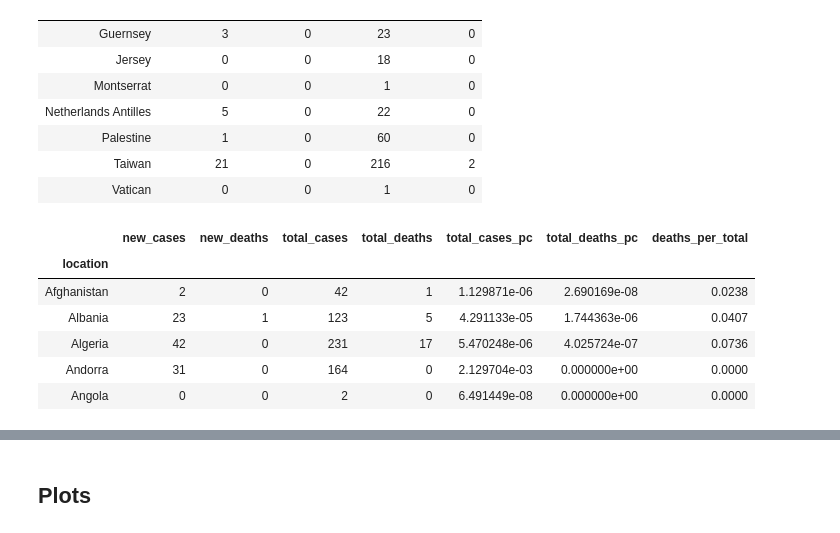
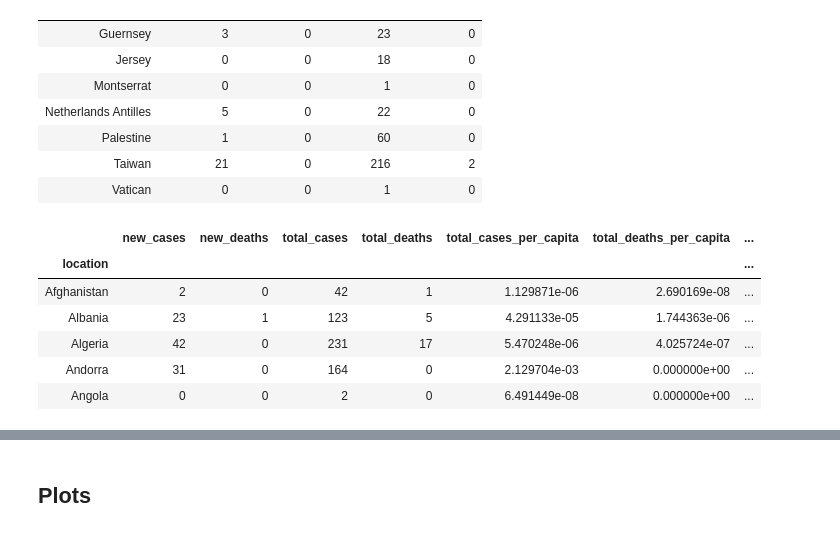
Before and after one commit to ambreen2006/Covid-19-Analysis, a Jupyter notebook: Covid-19-per-capita.ipynb, the cells around one changed output, grey strips where cells are left out. Saved outputs shown, nothing was run; the diff lists cells and outputs as text; code cells hidden in the pictures.

```diff
--- a/Covid-19-per-capita.ipynb
+++ b/Covid-19-per-capita.ipynb
@@ -137,19 +137,19 @@ data[data.index.isin(population.index) == False]
 | Taiwan | 21 | 0 | 216 | 2 |
 | Vatican | 0 | 0 | 1 | 0 |
 # %%
-data['total_cases_pc'] = data['total_cases'].div(data.index.map(population['2018']))
-data['total_deaths_pc'] = data['total_deaths'].div(data.index.map(population['2018']))
+data['total_cases_per_capita'] = data['total_cases'].div(data.index.map(population['2018']))
+data['total_deaths_per_capita'] = data['total_deaths'].div(data.index.map(population['2018']))
 data['deaths_per_total'] = data['total_deaths'].div(data['total_cases'])
 data['deaths_per_total'] = data['deaths_per_total'].round(decimals = 4)
 data.head()
 # %% [output]
-|  | new_cases | new_deaths | total_cases | total_deaths | total_cases_pc | total_deaths_pc | deaths_per_total |
-| location |  |  |  |  |  |  |  |
-| Afghanistan | 2 | 0 | 42 | 1 | 1.129871e-06 | 2.690169e-08 | 0.0238 |
-| Albania | 23 | 1 | 123 | 5 | 4.291133e-05 | 1.744363e-06 | 0.0407 |
-| Algeria | 42 | 0 | 231 | 17 | 5.470248e-06 | 4.025724e-07 | 0.0736 |
-| Andorra | 31 | 0 | 164 | 0 | 2.129704e-03 | 0.000000e+00 | 0.0000 |
-| Angola | 0 | 0 | 2 | 0 | 6.491449e-08 | 0.000000e+00 | 0.0000 |
+|  | new_cases | new_deaths | total_cases | total_deaths | total_cases_per_capita | total_deaths_per_capita | ... |
+| location |  |  |  |  |  |  | ... |
+| Afghanistan | 2 | 0 | 42 | 1 | 1.129871e-06 | 2.690169e-08 | ... |
+| Albania | 23 | 1 | 123 | 5 | 4.291133e-05 | 1.744363e-06 | ... |
+| Algeria | 42 | 0 | 231 | 17 | 5.470248e-06 | 4.025724e-07 | ... |
+| Andorra | 31 | 0 | 164 | 0 | 2.129704e-03 | 0.000000e+00 | ... |
+| Angola | 0 | 0 | 2 | 0 | 6.491449e-08 | 0.000000e+00 | ... |
 # %%
 data.dtypes
 # %% [output]
```
Also changed, not shown: parts of 16 cells of this notebook, 3 other files.
